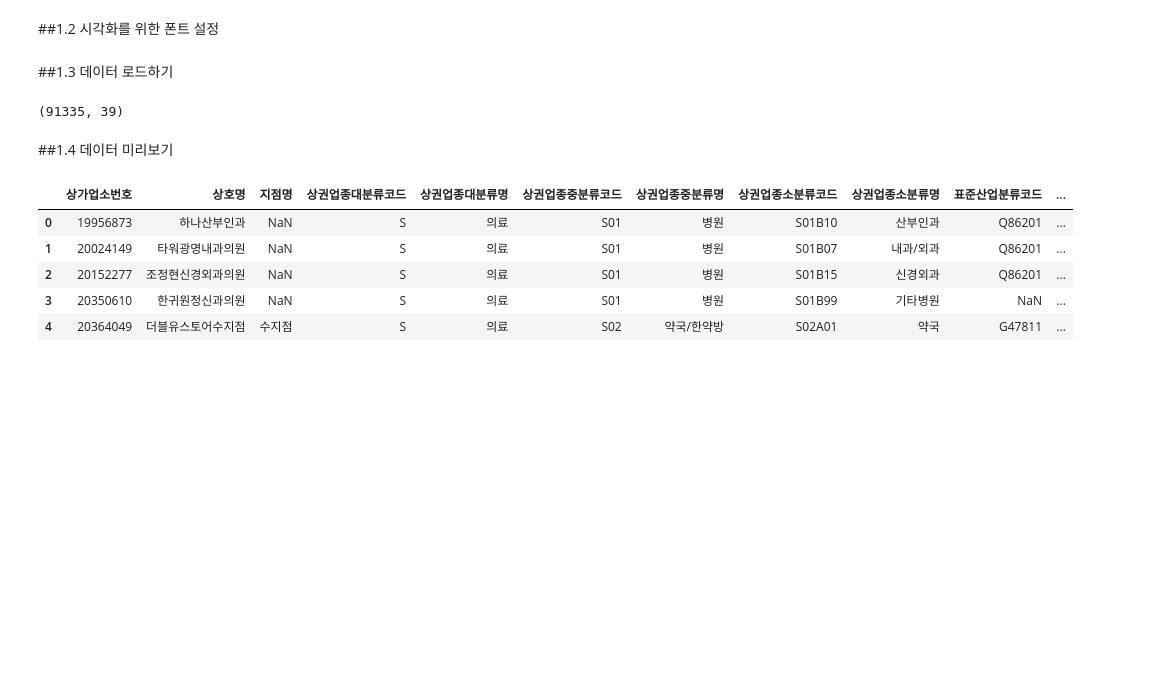
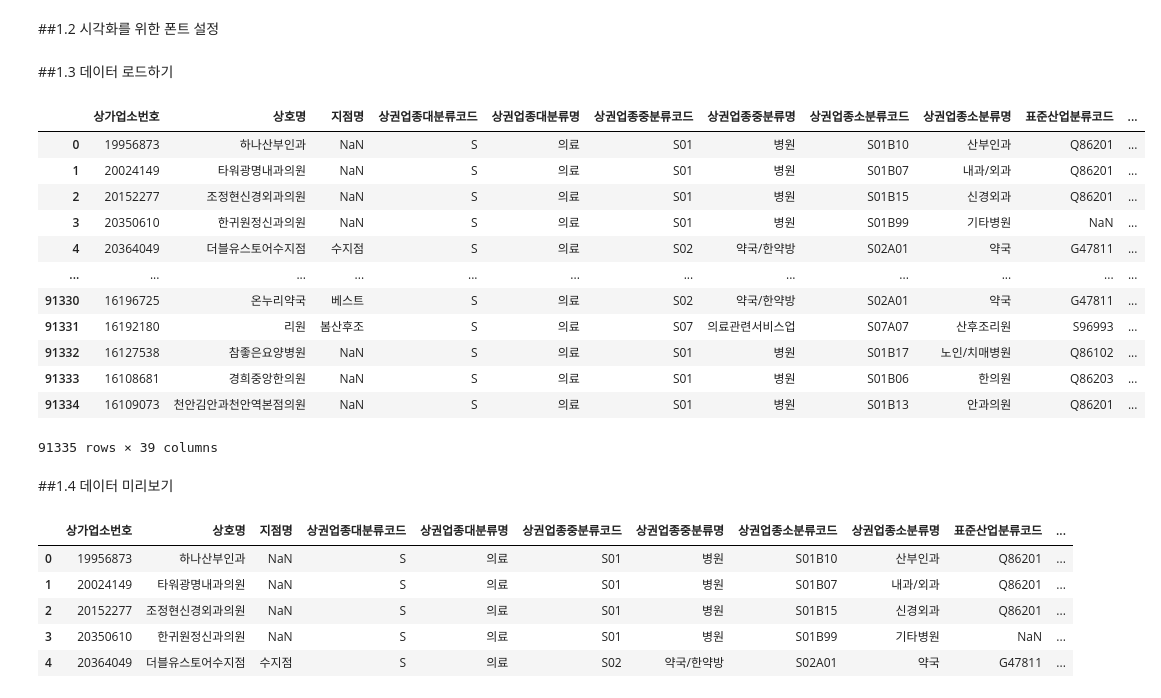
Before and after one commit to JaeHong-Park987/studying, a Jupyter notebook: 2주차/서울 종합병원 분포 확인하기.ipynb, the cells around one changed output. Cells and saved outputs as stored; diff of their text form; code cells hidden in the pictures; blank space fills up the shorter version.

```diff
--- a/2주차/서울 종합병원 분포 확인하기.ipynb
+++ b/2주차/서울 종합병원 분포 확인하기.ipynb
@@ -29,10 +55,22 @@ plt.rc('axes', unicode_minus=False)
 # %% [markdown]
 ##1.3 데이터 로드하기
 # %%
-df = pd.read_csv('data/소상공인시장진흥공단_상가업소정보_의료기관_201909.csv', low_memory = False)
-df.shape
+df = pd.read_csv('data/소상공인시장진흥공단_상가업소정보_의료기관_201909.csv',encoding='cp949')
+df
 # %% [output]
+|  | 상가업소번호 | 상호명 | 지점명 | 상권업종대분류코드 | 상권업종대분류명 | 상권업종중분류코드 | 상권업종중분류명 | 상권업종소분류코드 | 상권업종소분류명 | 표준산업분류코드 | ... |
+| 0 | 19956873 | 하나산부인과 | NaN | S | 의료 | S01 | 병원 | S01B10 | 산부인과 | Q86201 | ... |
+| 1 | 20024149 | 타워광명내과의원 | NaN | S | 의료 | S01 | 병원 | S01B07 | 내과/외과 | Q86201 | ... |
+| 2 | 20152277 | 조정현신경외과의원 | NaN | S | 의료 | S01 | 병원 | S01B15 | 신경외과 | Q86201 | ... |
+| 3 | 20350610 | 한귀원정신과의원 | NaN | S | 의료 | S01 | 병원 | S01B99 | 기타병원 | NaN | ... |
+| 4 | 20364049 | 더블유스토어수지점 | 수지점 | S | 의료 | S02 | 약국/한약방 | S02A01 | 약국 | G47811 | ... |
+| ... | ... | ... | ... | ... | ... | ... | ... | ... | ... | ... | ... |
+| 91330 | 16196725 | 온누리약국 | 베스트 | S | 의료 | S02 | 약국/한약방 | S02A01 | 약국 | G47811 | ... |
+| 91331 | 16192180 | 리원 | 봄산후조 | S | 의료 | S07 | 의료관련서비스업 | S07A07 | 산후조리원 | S96993 | ... |
+| 91332 | 16127538 | 참좋은요양병원 | NaN | S | 의료 | S01 | 병원 | S01B17 | 노인/치매병원 | Q86102 | ... |
+| 91333 | 16108681 | 경희중앙한의원 | NaN | S | 의료 | S01 | 병원 | S01B06 | 한의원 | Q86203 | ... |
+| 91334 | 16109073 | 천안김안과천안역본점의원 | NaN | S | 의료 | S01 | 병원 | S01B13 | 안과의원 | Q86201 | ... |
-(91335, 39)
+91335 rows × 39 columns
 # %% [markdown]
 ##1.4 데이터 미리보기
 # %%
```
Also changed, not shown: parts of 12 cells of this notebook, 1 other file.
